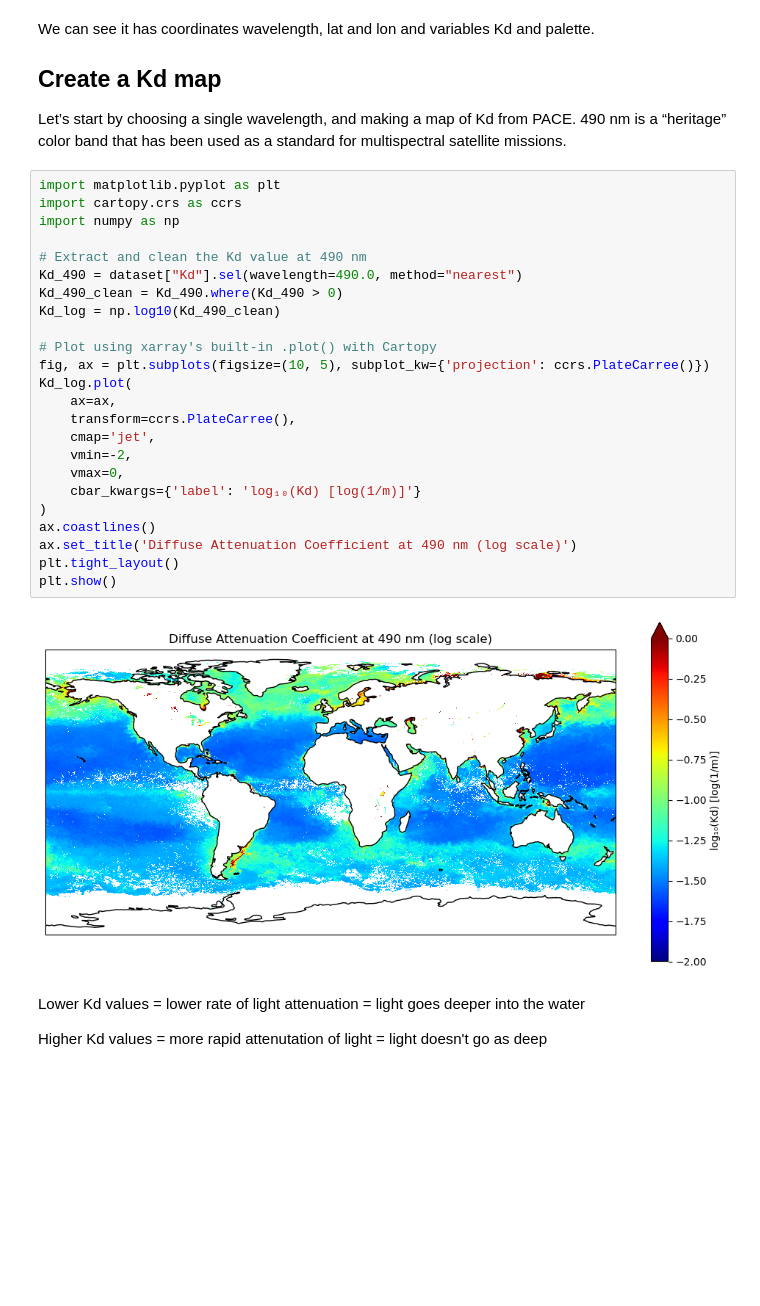
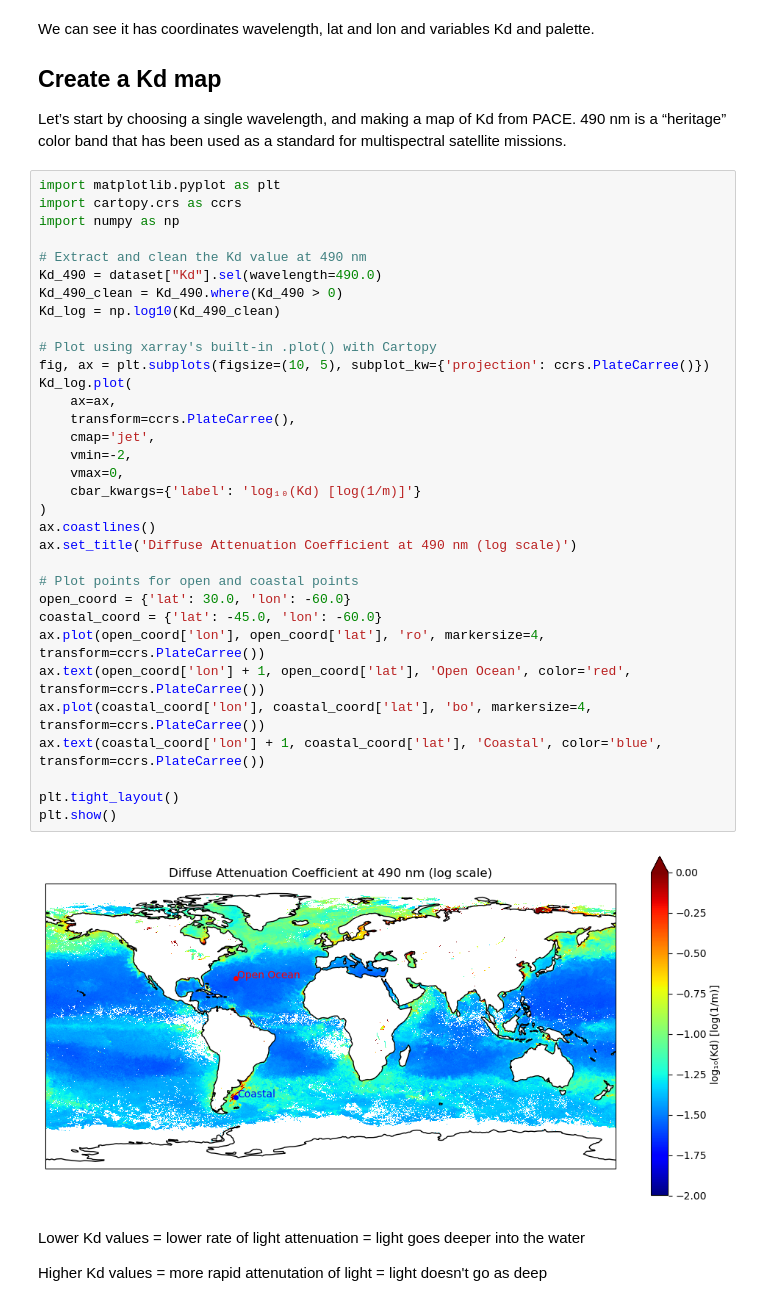
Before and after one commit to nmfs-opensci/EDMW-EarthData-Workshop-2025, a Jupyter notebook: tutorials/Tutorial_4_kd.ipynb, the cells around one changed output. Saved outputs shown, nothing was run; the diff lists cells and outputs as text; blank space fills up the shorter version.

```diff
--- a/tutorials/Tutorial_4_kd.ipynb
+++ b/tutorials/Tutorial_4_kd.ipynb
@@ -149,29 +153,38 @@ Let’s start by choosing a single wavelength, and making a map of Kd from PACE.
 # %%
 import matplotlib.pyplot as plt
 import cartopy.crs as ccrs
 import numpy as np
 
 # Extract and clean the Kd value at 490 nm
-Kd_490 = dataset["Kd"].sel(wavelength=490.0, method="nearest")
+Kd_490 = dataset["Kd"].sel(wavelength=490.0)
 Kd_490_clean = Kd_490.where(Kd_490 > 0)
 Kd_log = np.log10(Kd_490_clean)
 
 # Plot using xarray's built-in .plot() with Cartopy
 fig, ax = plt.subplots(figsize=(10, 5), subplot_kw={'projection': ccrs.PlateCarree()})
 Kd_log.plot(
     ax=ax,
     transform=ccrs.PlateCarree(),
     cmap='jet',
     vmin=-2,
     vmax=0,
     cbar_kwargs={'label': 'log₁₀(Kd) [log(1/m)]'}
 )
 ax.coastlines()
 ax.set_title('Diffuse Attenuation Coefficient at 490 nm (log scale)')
+
+# Plot points for open and coastal points
+open_coord = {'lat': 30.0, 'lon': -60.0}
+coastal_coord = {'lat': -45.0, 'lon': -60.0}
+ax.plot(open_coord['lon'], open_coord['lat'], 'ro', markersize=4, transform=ccrs.PlateCarree())
+ax.text(open_coord['lon'] + 1, open_coord['lat'], 'Open Ocean', color='red', transform=ccrs.PlateCarree())
+ax.plot(coastal_coord['lon'], coastal_coord['lat'], 'bo', markersize=4, transform=ccrs.PlateCarree())
+ax.text(coastal_coord['lon'] + 1, coastal_coord['lat'], 'Coastal', color='blue', transform=ccrs.PlateCarree())
+
 plt.tight_layout()
 plt.show()
 # %% [output]
-[figure, old version]
+[figure, new version]
 # %% [markdown]
 Lower Kd values = lower rate of light attenuation = light goes deeper into the water
 
```
Also changed, not shown: parts of 8 cells of this notebook, 9 other files.
